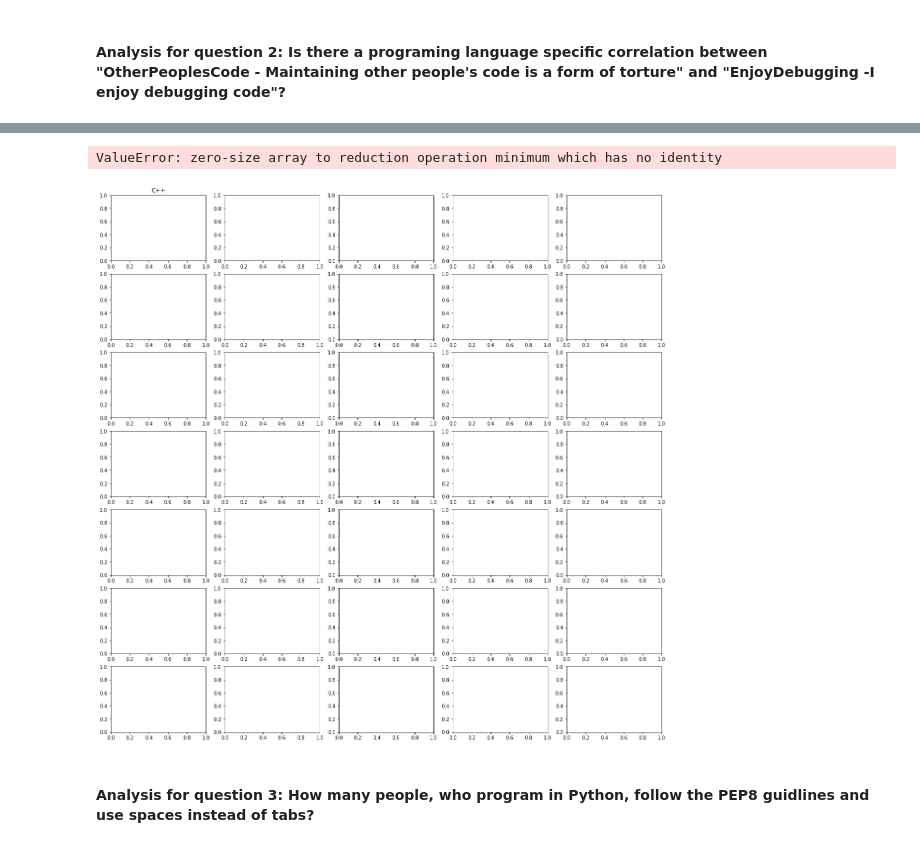
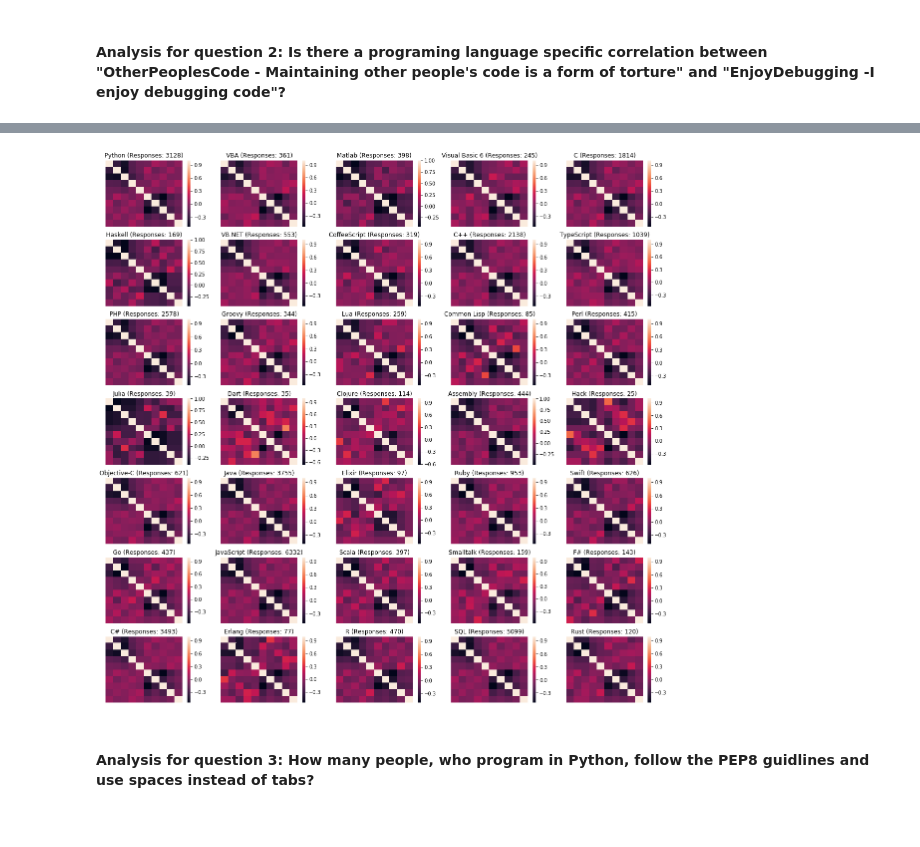
Before and after one commit to einalem1234/nd-proj-DataScienceBlog, a Jupyter notebook: notebooks/Stackoverflow_Survey_2017.ipynb, the cells around one changed output, grey strips where cells are left out. Drawn from its saved outputs; the diff is of its cells as text; code cells hidden in the pictures.

```diff
--- a/notebooks/Stackoverflow_Survey_2017.ipynb
+++ b/notebooks/Stackoverflow_Survey_2017.ipynb
@@ -296,14 +247,0 @@ Answer possibilities for CompanySize:  ['20 to 99 employees' '10,000 or more emp
-# %%
-# COMPANY TYPE
-print('Answer possibilities for CompanyTypeSize: ',df_q4.CompanyType.unique())
-# remove entries which do not provide additional information
-df_q4.CompanyType = df_q4.CompanyType.replace(["I don't know", "I prefer not to answer"], np.NaN)
-df_q4 = df_q4.dropna(axis = 0, subset=['CompanyType'])
-#print(df_q4.shape)
-# df_q4 = pd.concat([df_q4, pd.get_dummies(df_q4.CompanyType, prefix='CompanyType')])
-tmp = pd.get_dummies(df_q4.CompanyType, prefix='CompanyType')
-#print(tmp.shape)
-df_q4[tmp.columns] = tmp
-#print(df_q4.shape)
-df_q4 = df_q4.drop(labels=['CompanyType'], axis = 1)
-#print(df_q4.columns)
@@ -318,19 +247,0 @@ Answer possibilities for CompanyTypeSize:  ['Privately-held limited company, not
-# %%
-# INFLUENCE
-influence_columns = ['InfluenceInternet', 'InfluenceWorkstation', 'InfluenceHardware',
-        'InfluenceServers', 'InfluenceTechStack', 'InfluenceDeptTech', 'InfluenceVizTools',
-        'InfluenceDatabase', 'InfluenceCloud', 'InfluenceConsultants', 'InfluenceRecruitment',
-        'InfluenceCommunication']
-for column in influence_columns:
-    df_q4 = df_q4.dropna(axis = 0, subset=[column])
-    tmp = pd.get_dummies(df_q4[column], prefix=column)
-    #print(tmp.shape)
-    df_q4[tmp.columns] = tmp
-    #print(df_q1.shape)
-    df_q4 = df_q4.drop(labels=[column], axis = 1)
-
-
-    #df_q1 = df_q1.dropna(axis = 0, subset=[column])
-    #df_q1 = pd.concat([df_q1, pd.get_dummies(df_q1[column], prefix=column)])
-    #df_q1 = df_q1.drop(labels=[column], axis = 1)
-#unique_values
@@ -481,25 +340,24 @@ ValueError: zero-size array to reduction operation minimum which has no identity
 # %%
 # Organizing plots
 fig, axs = plt.subplots(7,5, figsize=(20, 20), facecolor='w', edgecolor='k')
 #axs = axs.ravel()
 #print(target_columns)
 #
 
 for idx, language in enumerate(prog_languages):
     # Only users who use this language are regarded
     tmp = df_q2[df_q2[language] == 1]
     #print(tmp)
     corr_df_q2 = tmp[target_columns]
     corr = corr_df_q2.corr()
 
 
     plt.subplot(7,5,idx+1)
     # https://jakevdp.github.io/PythonDataScienceHandbook/04.08-multiple-subplots.html#plt.subplot:-Simple-Grids-of-Subplots
-    plt.title(language)
+    plt.title(language + ' (Responses: '+str(tmp.shape[0])+')')
     sns.heatmap(corr, xticklabels=[], yticklabels=[])
 # %% [output]
-ValueError: zero-size array to reduction operation minimum which has no identity
-[figure, old version]
+[figure, new version]
 # %% [markdown]
 #### Analysis for question 3: How many people, who program in Python, follow the PEP8 guidlines and use spaces instead of tabs?
 # %%
```
Also changed, not shown: parts of 26 cells of this notebook, 3 other files.
